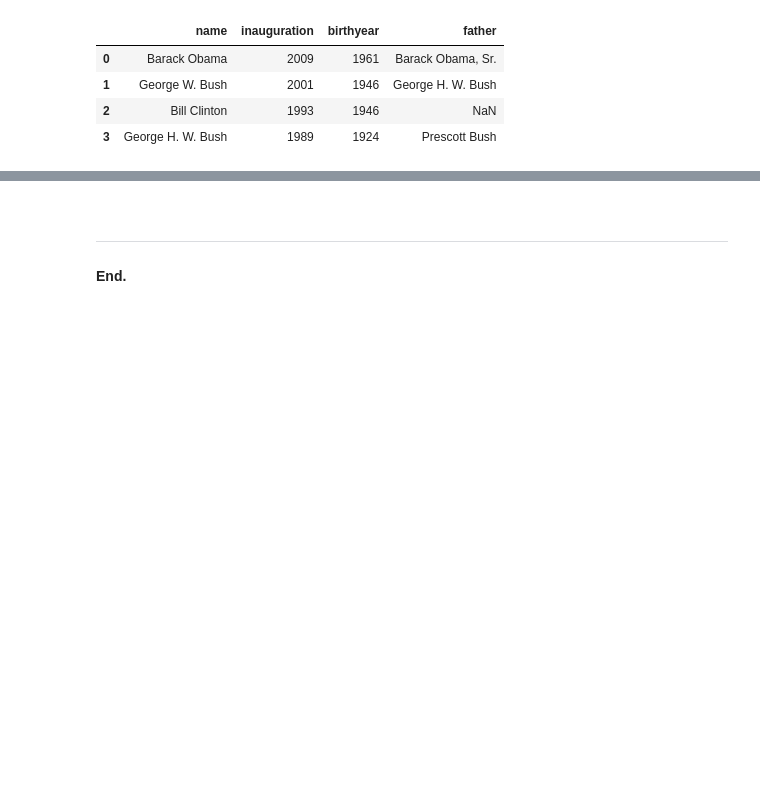
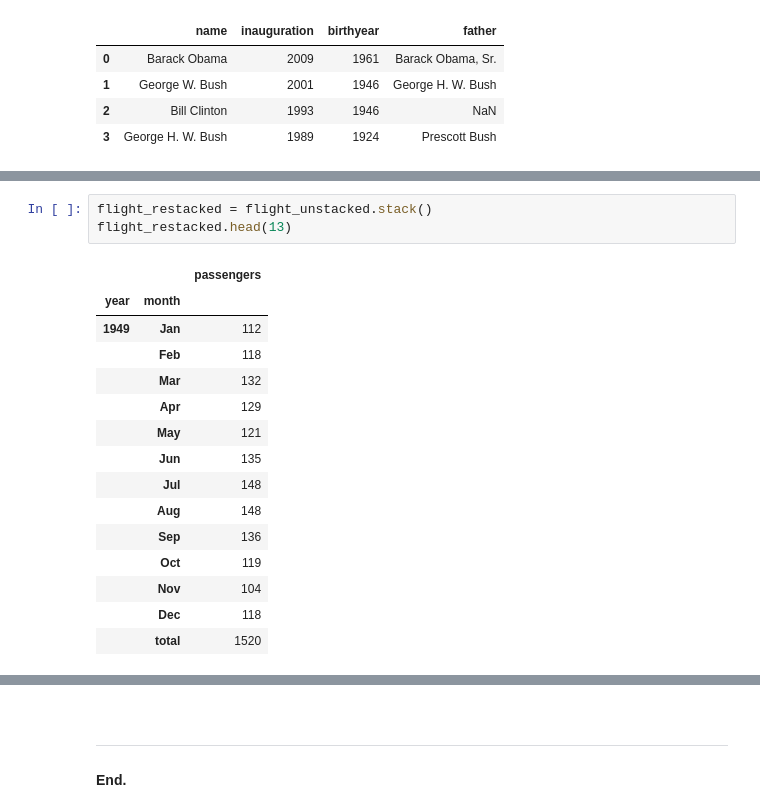
Before and after one commit to olgarozhdestvina/Data-Science-and-Machine-Learning, a Jupyter notebook: Data analytics/Pandas.ipynb, the cells around one changed output, grey strips where cells are left out. Drawn from its saved outputs; the diff is of its cells as text; blank space fills up the shorter version.

```diff
--- a/Data analytics/Pandas.ipynb
+++ b/Data analytics/Pandas.ipynb
@@ -131,0 +273,19 @@ pd.merge(presidents, presidents_fathers, left_on='name', right_on='son', how='le
+# %%
+flight_restacked = flight_unstacked.stack()
+flight_restacked.head(13)
+# %% [output]
+|  |  | passengers |
+| year | month |  |
+| 1949 | Jan | 112 |
+|  | Feb | 118 |
+|  | Mar | 132 |
+|  | Apr | 129 |
+|  | May | 121 |
+|  | Jun | 135 |
+|  | Jul | 148 |
+|  | Aug | 148 |
+|  | Sep | 136 |
+|  | Oct | 119 |
+|  | Nov | 104 |
+|  | Dec | 118 |
+|  | total | 1520 |
```
Also changed, not shown: parts of 16 cells of this notebook.
